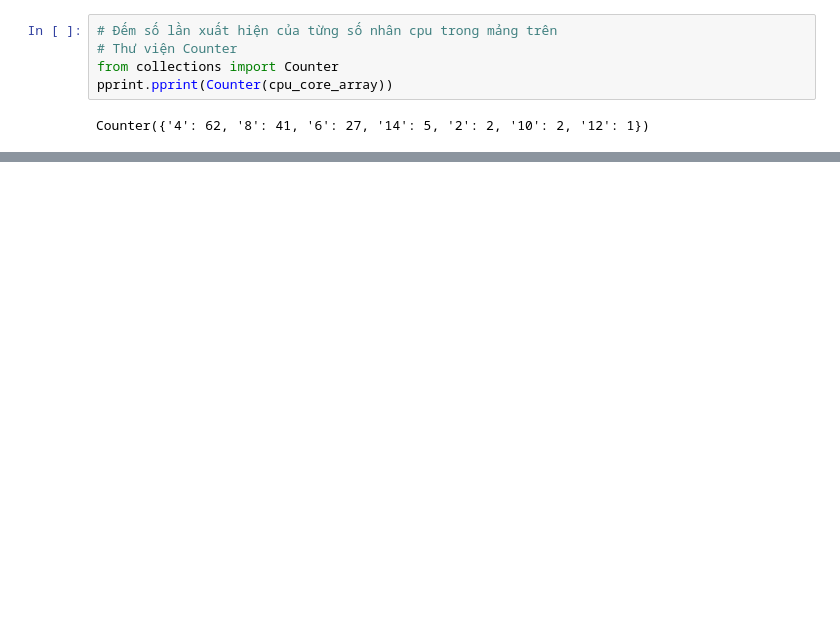
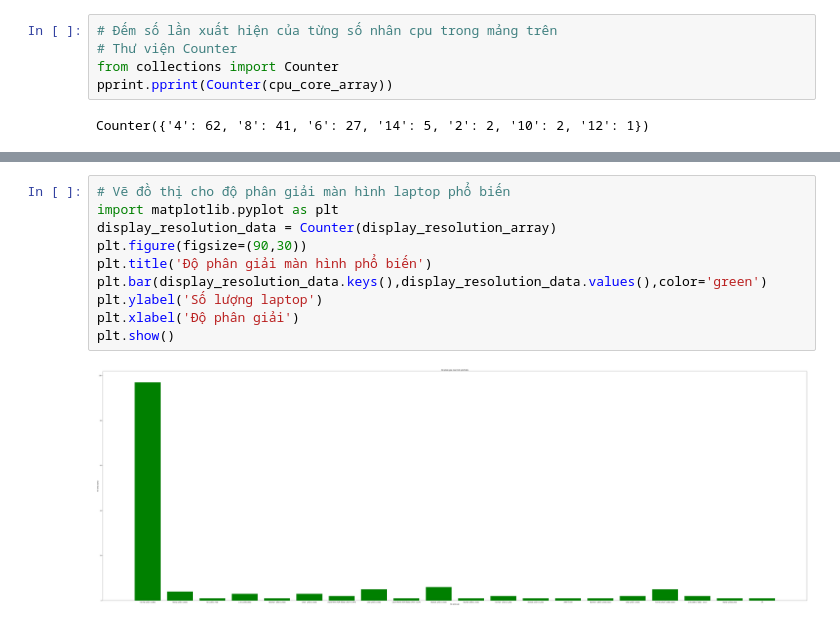
Before and after one commit to lamminhthien/DataMining_School, a Jupyter notebook: List_popular_laptop_specifications.ipynb, the cells around one changed output, grey strips where cells are left out. Drawn from its saved outputs; the diff is of its cells as text; blank space fills up the shorter version.

```diff
--- a/List_popular_laptop_specifications.ipynb
+++ b/List_popular_laptop_specifications.ipynb
@@ -112,0 +164,12 @@ pprint.pprint(Counter(storage_array))
+# %%
+# Vẽ đồ thị cho độ phân giải màn hình laptop phổ biến
+import matplotlib.pyplot as plt
+display_resolution_data = Counter(display_resolution_array)
+plt.figure(figsize=(90,30))
+plt.title('Độ phân giải màn hình phổ biến')
+plt.bar(display_resolution_data.keys(),display_resolution_data.values(),color='green')
+plt.ylabel('Số lượng laptop')
+plt.xlabel('Độ phân giải')
+plt.show()
+# %% [output]
+[figure, added]
```
Also changed, not shown: parts of 7 cells of this notebook, 1 other file.
